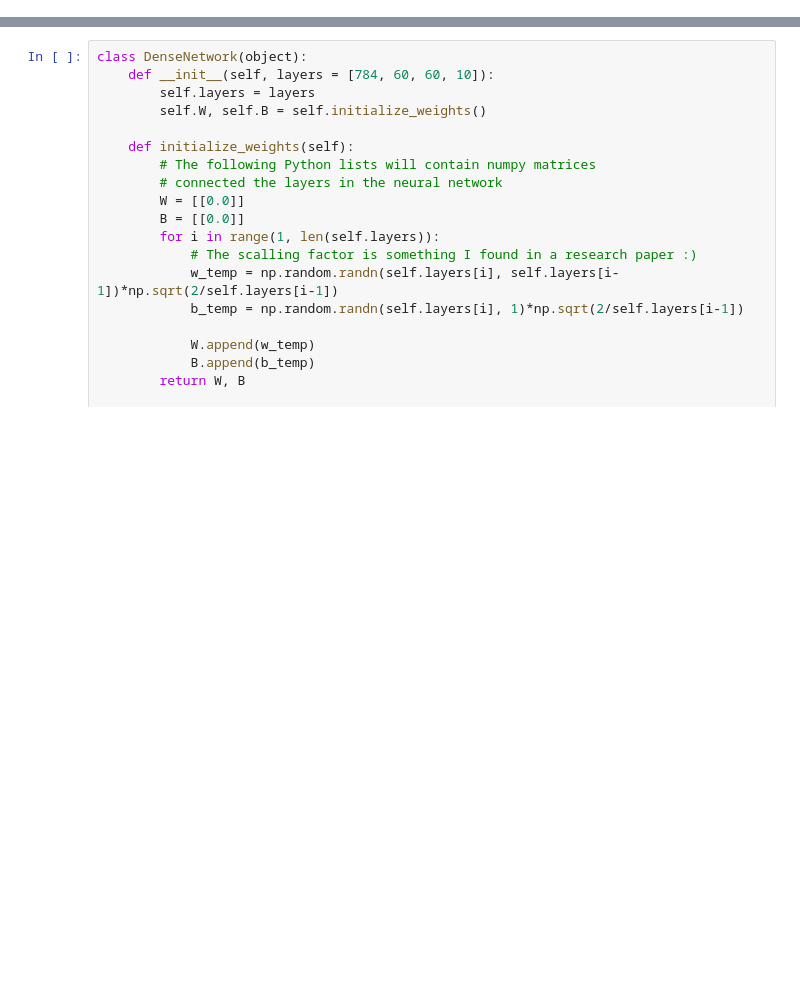
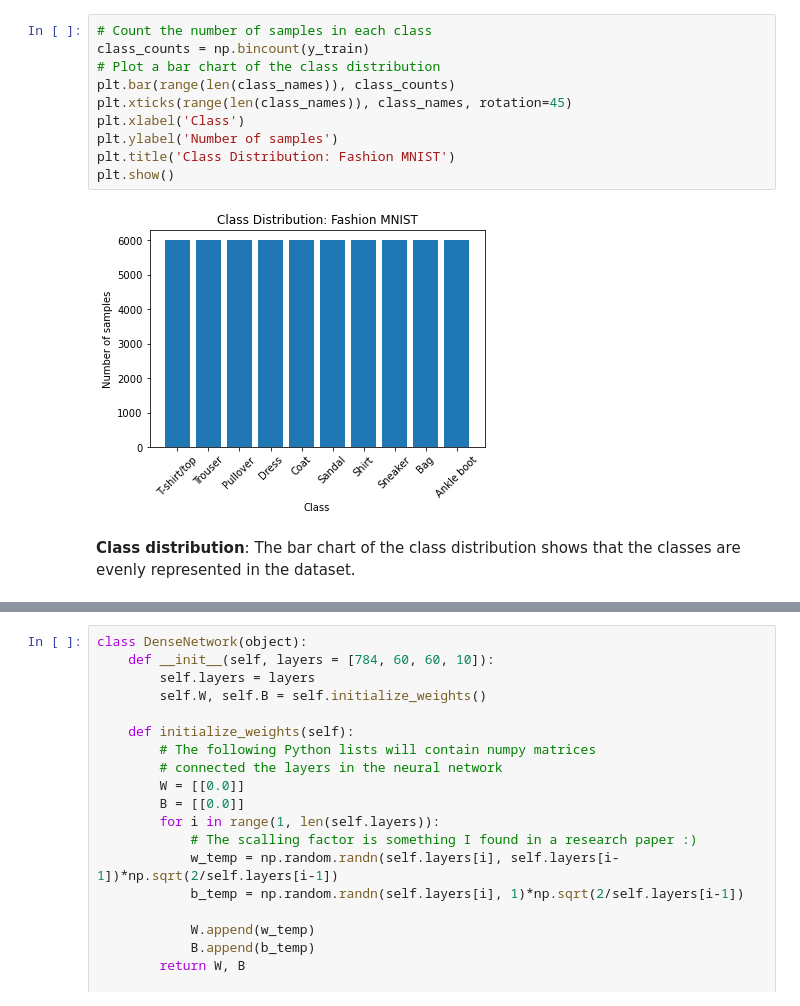
Before and after one commit to kashifliaqat/Data_Science_and_Machine-Learning, a Jupyter notebook: Supervised_Learning/5_Deep_Neural_Network/deep_nn_scratch.ipynb, the cells around one changed output, grey strips where cells are left out. Saved outputs shown, nothing was run; the diff lists cells and outputs as text; blank space fills up the shorter version.

```diff
--- a/Supervised_Learning/5_Deep_Neural_Network/deep_nn_scratch.ipynb
+++ b/Supervised_Learning/5_Deep_Neural_Network/deep_nn_scratch.ipynb
@@ -28,0 +71,14 @@ train_y[1] = 0
+# %%
+# Count the number of samples in each class
+class_counts = np.bincount(y_train)
+# Plot a bar chart of the class distribution
+plt.bar(range(len(class_names)), class_counts)
+plt.xticks(range(len(class_names)), class_names, rotation=45)
+plt.xlabel('Class')
+plt.ylabel('Number of samples')
+plt.title('Class Distribution: Fashion MNIST')
+plt.show()
+# %% [output]
+[figure, added]
+# %% [markdown]
+**Class distribution**: The bar chart of the class distribution shows that the classes are evenly represented in the dataset.
```
Also changed, not shown: parts of 12 cells of this notebook.
